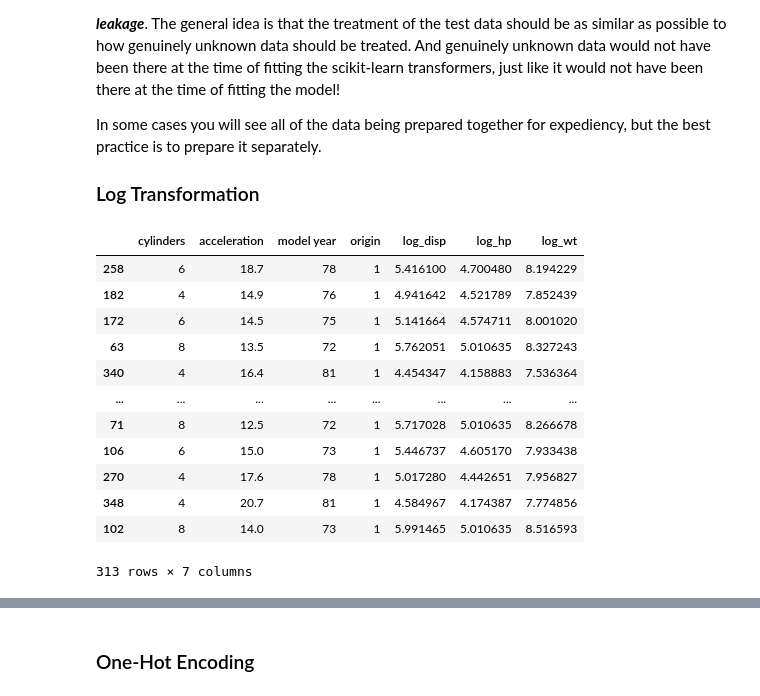
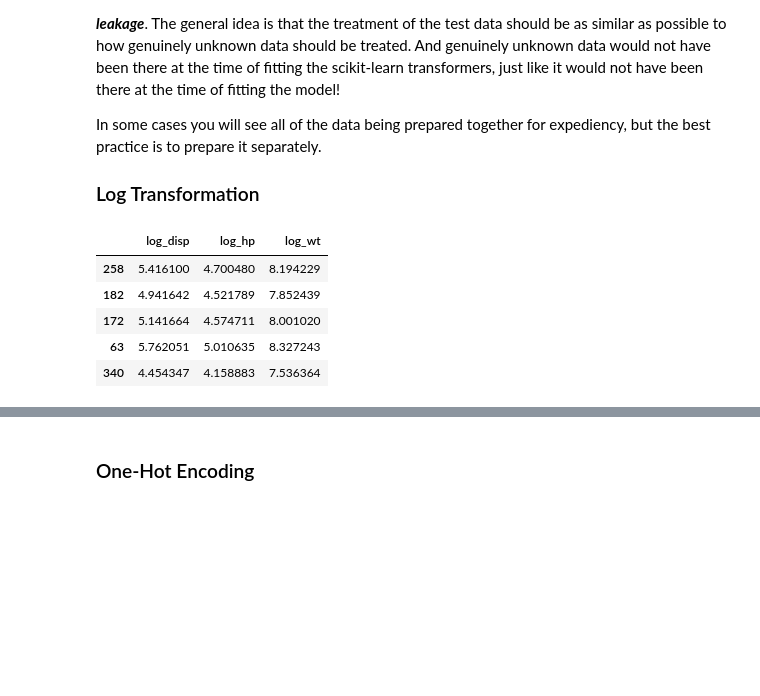
Before and after one commit to learn-co-curriculum/dsc-regression-model-validation, a Jupyter notebook: index.ipynb, the cells around one changed output, grey strips where cells are left out. Drawn from its saved outputs; the diff is of its cells as text; code cells hidden in the pictures; blank space fills up the shorter version.

```diff
--- a/index.ipynb
+++ b/index.ipynb
@@ -201,37 +166,28 @@ In some cases you will see all of the data being prepared together for expedienc
 # %%
 from sklearn.preprocessing import FunctionTransformer
 import numpy as np
 
 # Instantiate a custom transformer for log transformation
 log_transformer = FunctionTransformer(np.log, validate=True)
 
 # Columns to be log transformed
 log_columns = ['displacement', 'horsepower', 'weight']
 
 # New names for columns after transformation
 new_log_columns = ['log_disp', 'log_hp', 'log_wt']
 
 # Log transform the training columns and convert them into a DataFrame
 X_train_log = pd.DataFrame(log_transformer.fit_transform(X_train[log_columns]),
                            columns=new_log_columns, index=X_train.index)
 
-# Replace training columns with transformed versions
-X_train = pd.concat([X_train.drop(log_columns, axis=1), X_train_log], axis=1)
-X_train
+X_train_log.head()
 # %% [output]
-|  | cylinders | acceleration | model year | origin | log_disp | log_hp | log_wt |
-| 258 | 6 | 18.7 | 78 | 1 | 5.416100 | 4.700480 | 8.194229 |
-| 182 | 4 | 14.9 | 76 | 1 | 4.941642 | 4.521789 | 7.852439 |
-| 172 | 6 | 14.5 | 75 | 1 | 5.141664 | 4.574711 | 8.001020 |
-| 63 | 8 | 13.5 | 72 | 1 | 5.762051 | 5.010635 | 8.327243 |
-| 340 | 4 | 16.4 | 81 | 1 | 4.454347 | 4.158883 | 7.536364 |
-| ... | ... | ... | ... | ... | ... | ... | ... |
-| 71 | 8 | 12.5 | 72 | 1 | 5.717028 | 5.010635 | 8.266678 |
-| 106 | 6 | 15.0 | 73 | 1 | 5.446737 | 4.605170 | 7.933438 |
-| 270 | 4 | 17.6 | 78 | 1 | 5.017280 | 4.442651 | 7.956827 |
-| 348 | 4 | 20.7 | 81 | 1 | 4.584967 | 4.174387 | 7.774856 |
-| 102 | 8 | 14.0 | 73 | 1 | 5.991465 | 5.010635 | 8.516593 |
+|  | log_disp | log_hp | log_wt |
+| 258 | 5.416100 | 4.700480 | 8.194229 |
+| 182 | 4.941642 | 4.521789 | 7.852439 |
+| 172 | 5.141664 | 4.574711 | 8.001020 |
+| 63 | 5.762051 | 5.010635 | 8.327243 |
+| 340 | 4.454347 | 4.158883 | 7.536364 |
-313 rows × 7 columns
 # %%
 # Log transform the test columns and convert them into a DataFrame
 X_test_log = pd.DataFrame(log_transformer.transform(X_test[log_columns]),
```
Also changed, not shown: parts of 17 cells of this notebook, 1 other file.
